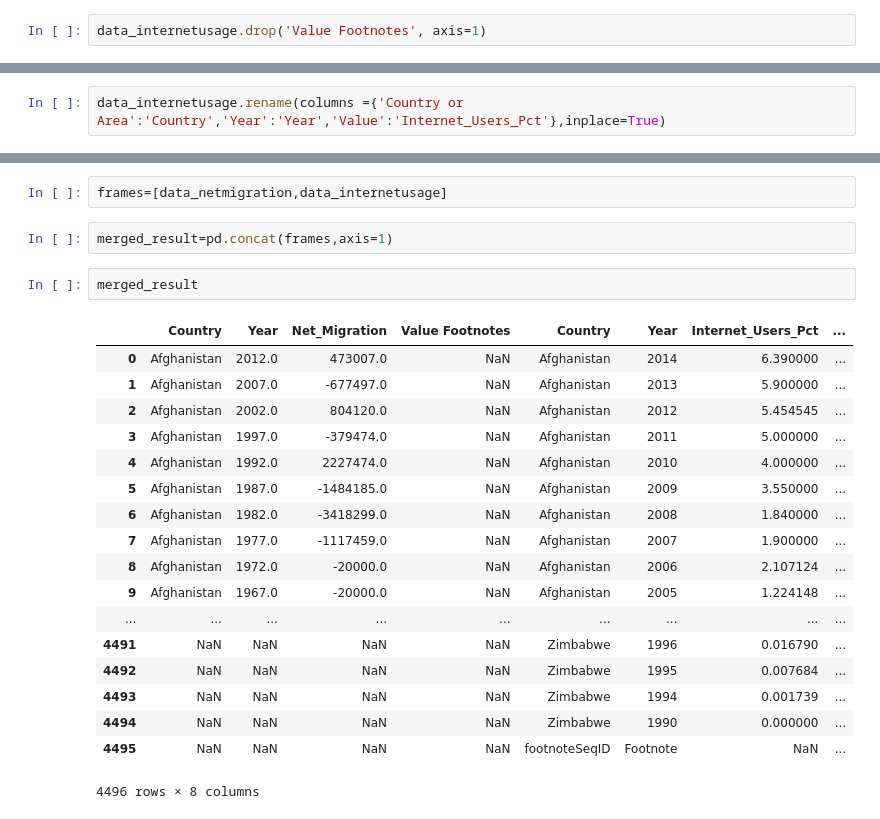
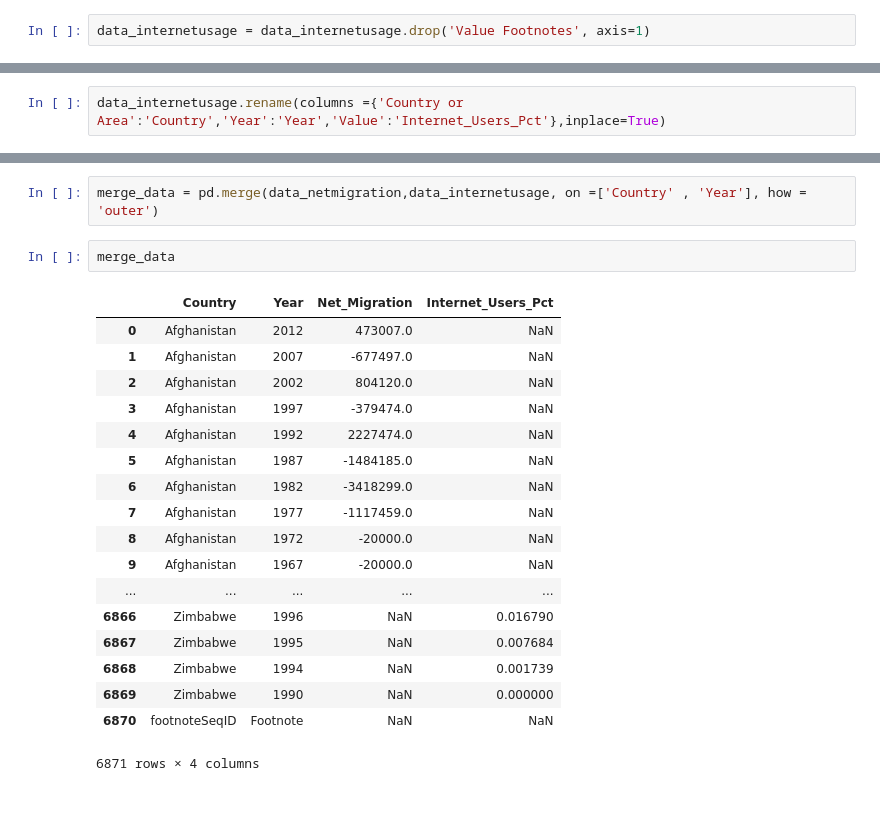
Before and after one commit to suhasinipallai/internet_migration_dq1, a Jupyter notebook: Data_Question1.ipynb, the cells around one changed output, grey strips where cells are left out. Cells and saved outputs as stored; diff of their text form.

```diff
--- a/Data_Question1.ipynb
+++ b/Data_Question1.ipynb
@@ -95,2 +76,2 @@ data_netmigration.drop('Value Footnotes', axis=1)
 # %%
-data_internetusage.drop('Value Footnotes', axis=1)
+data_internetusage = data_internetusage.drop('Value Footnotes', axis=1)
@@ -225,25 +137,23 @@ data_netmigration_colmdrop
-# %%
-frames=[data_netmigration,data_internetusage]
-# %%
-merged_result=pd.concat(frames,axis=1)
-# %%
-merged_result
-# %% [output]
-|  | Country | Year | Net_Migration | Value Footnotes | Country | Year | Internet_Users_Pct | ... |
-| 0 | Afghanistan | 2012.0 | 473007.0 | NaN | Afghanistan | 2014 | 6.390000 | ... |
-| 1 | Afghanistan | 2007.0 | -677497.0 | NaN | Afghanistan | 2013 | 5.900000 | ... |
-| 2 | Afghanistan | 2002.0 | 804120.0 | NaN | Afghanistan | 2012 | 5.454545 | ... |
-| 3 | Afghanistan | 1997.0 | -379474.0 | NaN | Afghanistan | 2011 | 5.000000 | ... |
-| 4 | Afghanistan | 1992.0 | 2227474.0 | NaN | Afghanistan | 2010 | 4.000000 | ... |
-| 5 | Afghanistan | 1987.0 | -1484185.0 | NaN | Afghanistan | 2009 | 3.550000 | ... |
-| 6 | Afghanistan | 1982.0 | -3418299.0 | NaN | Afghanistan | 2008 | 1.840000 | ... |
-| 7 | Afghanistan | 1977.0 | -1117459.0 | NaN | Afghanistan | 2007 | 1.900000 | ... |
-| 8 | Afghanistan | 1972.0 | -20000.0 | NaN | Afghanistan | 2006 | 2.107124 | ... |
-| 9 | Afghanistan | 1967.0 | -20000.0 | NaN | Afghanistan | 2005 | 1.224148 | ... |
-| ... | ... | ... | ... | ... | ... | ... | ... | ... |
-| 4491 | NaN | NaN | NaN | NaN | Zimbabwe | 1996 | 0.016790 | ... |
-| 4492 | NaN | NaN | NaN | NaN | Zimbabwe | 1995 | 0.007684 | ... |
-| 4493 | NaN | NaN | NaN | NaN | Zimbabwe | 1994 | 0.001739 | ... |
-| 4494 | NaN | NaN | NaN | NaN | Zimbabwe | 1990 | 0.000000 | ... |
-| 4495 | NaN | NaN | NaN | NaN | footnoteSeqID | Footnote | NaN | ... |
-4496 rows × 8 columns
+# %%
+merge_data = pd.merge(data_netmigration,data_internetusage, on =['Country' , 'Year'], how = 'outer')
+# %%
+merge_data
+# %% [output]
+|  | Country | Year | Net_Migration | Internet_Users_Pct |
+| 0 | Afghanistan | 2012 | 473007.0 | NaN |
+| 1 | Afghanistan | 2007 | -677497.0 | NaN |
+| 2 | Afghanistan | 2002 | 804120.0 | NaN |
+| 3 | Afghanistan | 1997 | -379474.0 | NaN |
+| 4 | Afghanistan | 1992 | 2227474.0 | NaN |
+| 5 | Afghanistan | 1987 | -1484185.0 | NaN |
+| 6 | Afghanistan | 1982 | -3418299.0 | NaN |
+| 7 | Afghanistan | 1977 | -1117459.0 | NaN |
+| 8 | Afghanistan | 1972 | -20000.0 | NaN |
+| 9 | Afghanistan | 1967 | -20000.0 | NaN |
+| ... | ... | ... | ... | ... |
+| 6866 | Zimbabwe | 1996 | NaN | 0.016790 |
+| 6867 | Zimbabwe | 1995 | NaN | 0.007684 |
+| 6868 | Zimbabwe | 1994 | NaN | 0.001739 |
+| 6869 | Zimbabwe | 1990 | NaN | 0.000000 |
+| 6870 | footnoteSeqID | Footnote | NaN | NaN |
+6871 rows × 4 columns
```
Also changed, not shown: parts of 11 cells of this notebook.
